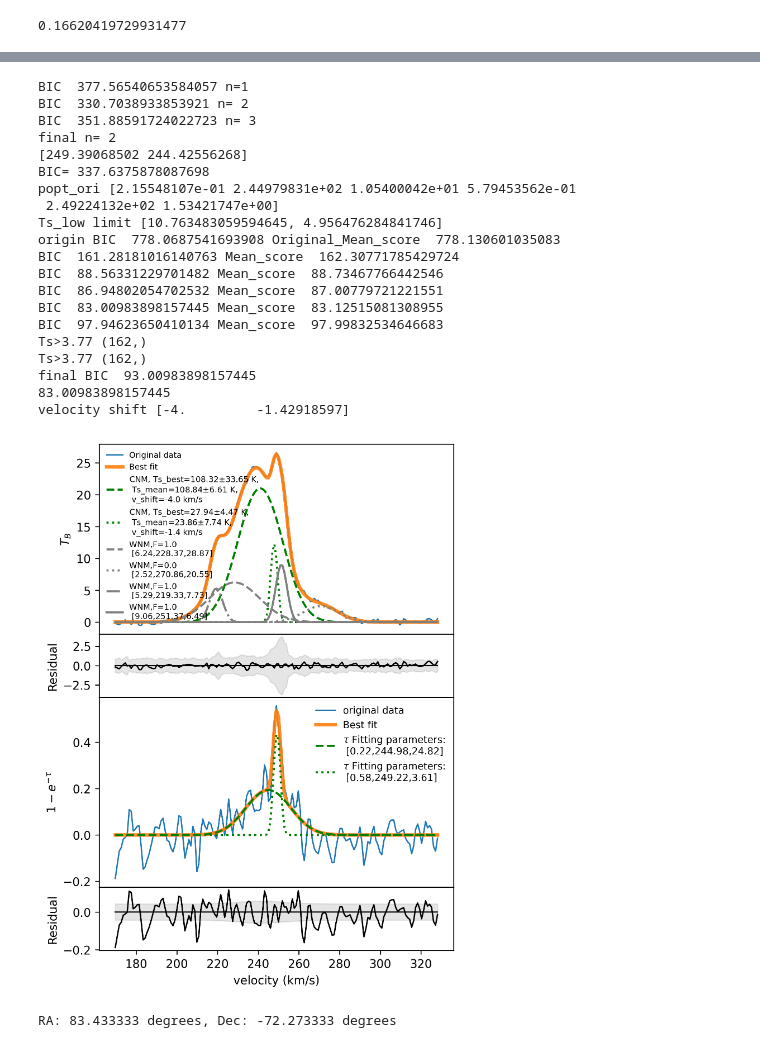
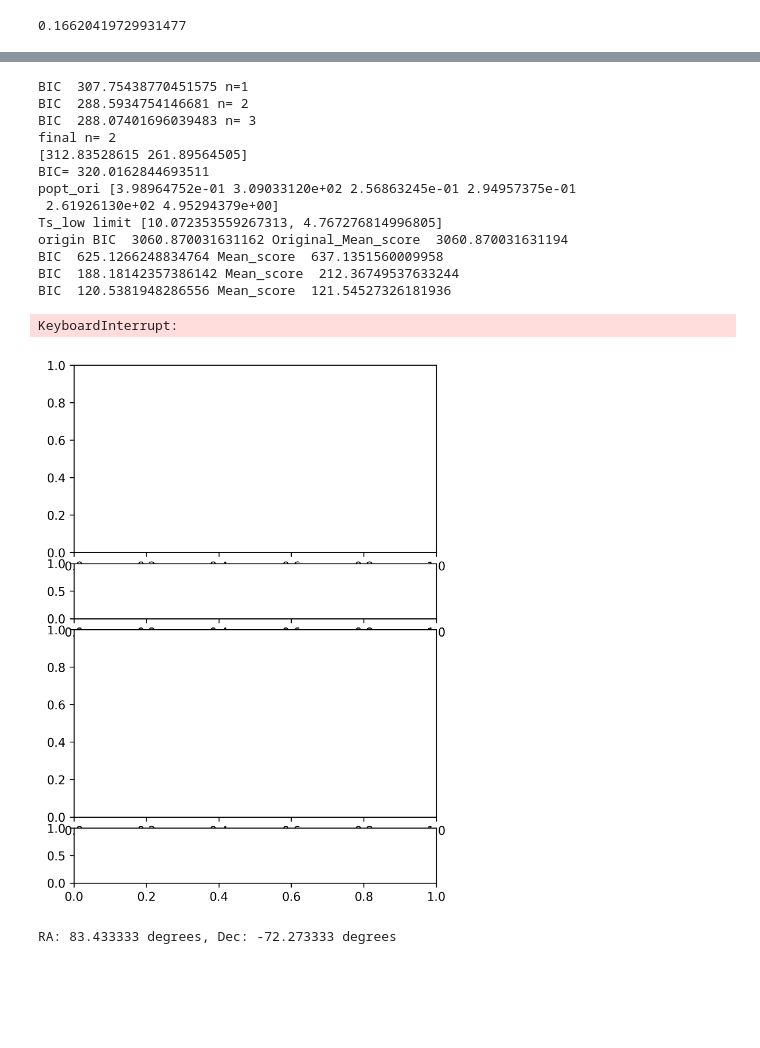
Before and after one commit to retarchen/Absorption_fitting, a Jupyter notebook: test.ipynb, the cells around one changed output, grey strips where cells are left out. Drawn from its saved outputs; the diff is of its cells as text; code cells hidden in the pictures; blank space fills up the shorter version.

```diff
--- a/test.ipynb
+++ b/test.ipynb
@@ -145,9 +146,10 @@ plt.plot(xemi,yemi)
 0.16620419729931477
 # %%
 reload(rd)
-j=19
+j=87
 x,y,yerr,xemi,yemi,yemi_err,yemi_selferr=rd.get_emi_abs_data(nlist[j],nabs[j],1,1,mode='LMC',v_move=0.)
 reload(Gf)
-#Gf.fitting_plot(x,y,yerr,x_peak=[2.49390685e+02,2.44425563e+02])
-Gf.fitting_plot(x,y,yerr,x_peak=[249,244])
+#Gf.fitting_plot(x,y,yerr,x_peak=[3.12835286e+02,2.61895645e+02+10])
+Gf.fitting_plot(x,1-np.exp(-y),yerr)
+#Gf.fitting_plot(x,y,yerr)
 # %% [output]
@@ -158,46 +164,40 @@ BIC= 337.63741448682003
 # %%
 reload(sd)
 reload(Gf)
 reload(rd)
-j=19
+j=81
 x,y,yerr,xemi,yemi,yemi_err,yemi_selferr=rd.get_emi_abs_data(nlist[j],nabs[j],1,1,mode='LMC',v_move=0.)
 
 fig = plt.figure(figsize=(12, 8), dpi=300)
 
 ax1_first = plt.subplot2grid((8, 2), (0, 0), rowspan=3, fig=fig)
 
 ax = [ax1_first,
        plt.subplot2grid((8, 2), (3, 0), rowspan=1, fig=fig, sharex=ax1_first),
        plt.subplot2grid((8, 2), (4, 0), rowspan=3, fig=fig, sharex=ax1_first),
        plt.subplot2grid((8, 2), (7, 0), fig=fig, sharex=ax1_first)]
 
 sd.fit_and_plot(x,y,yerr,xemi,yemi,yemi_err,ax,name=nlist[j],savetxt=False,
                 peak_abs=[],peak_emi=[],Tsmin=3.77,
                  fit_mode='BIC',v_sh=4)
 
-fig.savefig(datapathbase+'/output_data/LMC_fitting/plots/%s.png'%(nlist[j]), dpi=300, bbox_inches='tight')
+#fig.savefig(datapathbase+'/output_data/LMC_fitting/plots/%s.png'%(nlist[j]), dpi=300, bbox_inches='tight')
 # %% [output]
-BIC  377.56540653584057 n=1
-BIC  330.7038933853921 n= 2
-BIC  351.88591724022723 n= 3
+BIC  307.75438770451575 n=1
+BIC  288.5934754146681 n= 2
+BIC  288.07401696039483 n= 3
 final n= 2
-[249.39068502 244.42556268]
-BIC= 337.6375878087698
-popt_ori [2.15548107e-01 2.44979831e+02 1.05400042e+01 5.79453562e-01
- 2.49224132e+02 1.53421747e+00]
-Ts_low limit [10.763483059594645, 4.956476284841746]
-origin BIC  778.0687541693908 Original_Mean_score  778.130601035083
-BIC  161.28181016140763 Mean_score  162.30771785429724
-BIC  88.56331229701482 Mean_score  88.73467766442546
-BIC  86.94802054702532 Mean_score  87.00779721221551
-BIC  83.00983898157445 Mean_score  83.12515081308955
-BIC  97.94623650410134 Mean_score  97.99832534646683
-Ts>3.77 (162,)
-Ts>3.77 (162,)
-final BIC  93.00983898157445
-83.00983898157445
-velocity shift [-4.         -1.42918597]
+[312.83528615 261.89564505]
+BIC= 320.0162844693511
+popt_ori [3.98964752e-01 3.09033120e+02 2.56863245e-01 2.94957375e-01
+ 2.61926130e+02 4.95294379e+00]
+Ts_low limit [10.072353559267313, 4.767276814996805]
+origin BIC  3060.870031631162 Original_Mean_score  3060.870031631194
+BIC  625.1266248834764 Mean_score  637.1351560009958
+BIC  188.18142357386142 Mean_score  212.36749537633244
+BIC  120.5381948286556 Mean_score  121.54527326181936
+KeyboardInterrupt:
-[figure, old version]
+[figure, new version]
 # %%
 reload(rap)
 print(len(good_index))
```
Also changed, not shown: parts of 8 cells of this notebook, 4 other files.
